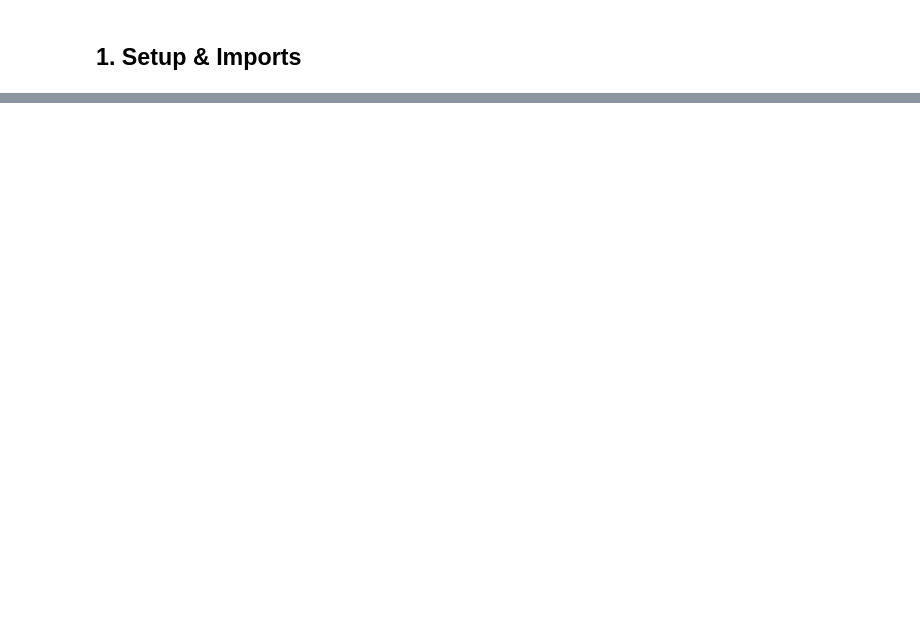
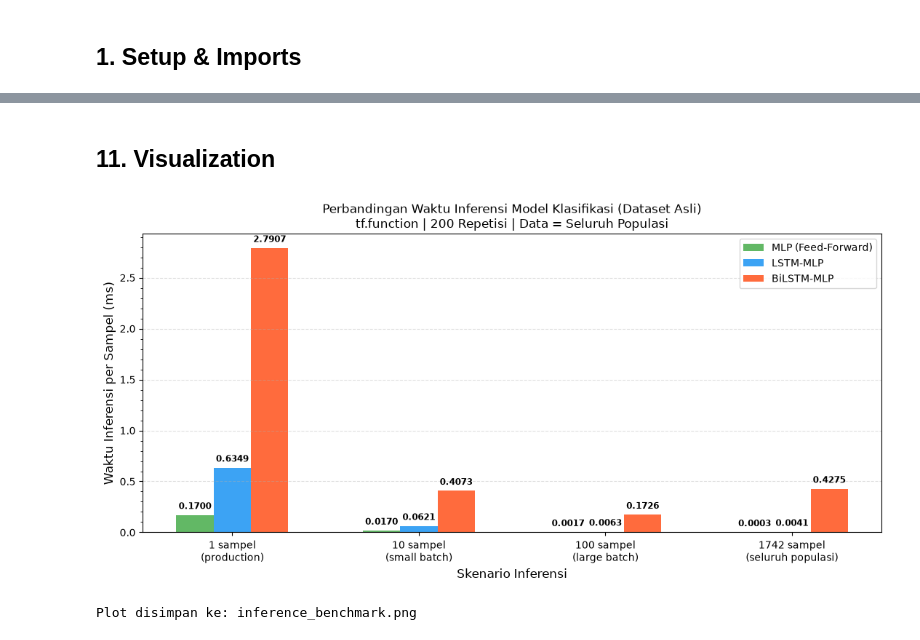
Before and after one commit to Capstone-CSU-404/capstone-ai-train, a Jupyter notebook: inference_benchmark.ipynb, the cells around one changed output, grey strips where cells are left out. Saved outputs shown, nothing was run; the diff lists cells and outputs as text; code cells hidden in the pictures; blank space fills up the shorter version.

Commit message:
update inference benchmark to use classification report and using population

```diff
--- a/inference_benchmark.ipynb
+++ b/inference_benchmark.ipynb
@@ -490,0 +416,12 @@ TF-IDF dalam lingkungan production.
+# %%
+y_pred_mlp    = np.argmax(model_mlp.predict(X_test, verbose=0), axis=1)
+y_pred_lstm   = np.argmax(model_lstm.predict(X_test_seq, verbose=0), axis=1)
+y_pred_bilstm = np.argmax(model_bilstm.predict(X_test_seq, verbose=0), axis=1)
+
+acc_mlp    = accuracy_score(y_test, y_pred_mlp)
+acc_lstm   = accuracy_score(y_test, y_pred_lstm)
+acc_bilstm = accuracy_score(y_test, y_pred_bilstm)
+
+print(f'Test Accuracy — MLP      : {acc_mlp:.4f}  ({acc_mlp*100:.2f}%)')
+print(f'Test Accuracy — LSTM-MLP : {acc_lstm:.4f}  ({acc_lstm*100:.2f}%)')
+print(f'Test Accuracy — BiLSTM   : {acc_bilstm:.4f}  ({acc_bilstm*100:.2f}%)')
@@ -490,0 +633,51 @@ TF-IDF dalam lingkungan production.
+# %% [markdown]
+## 11. Visualization
+# %%
+import matplotlib.pyplot as plt
+import matplotlib.ticker as mticker
+
+x      = np.arange(len(BATCH_SIZES))
+width  = 0.2
+labels_x = ['1 sampel\n(production)', '10 sampel\n(small batch)',
+            '100 sampel\n(large batch)', f'{X.shape[0]} sampel\n(seluruh populasi)']
+
+v_mlp    = [bm_mlp[bs]['per_sample_ms']    for bs in BATCH_SIZES]
+v_lstm   = [bm_lstm[bs]['per_sample_ms']   for bs in BATCH_SIZES]
+v_bilstm = [bm_bilstm[bs]['per_sample_ms'] for bs in BATCH_SIZES]
+
+fig, ax = plt.subplots(figsize=(11, 5.5))
+
+b1 = ax.bar(x - width, v_mlp,    width, label='MLP (Feed-Forward)', color='#4CAF50', alpha=0.88)
+b2 = ax.bar(x,         v_lstm,   width, label='LSTM-MLP',           color='#2196F3', alpha=0.88)
+b3 = ax.bar(x + width, v_bilstm, width, label='BiLSTM-MLP',         color='#FF5722', alpha=0.88)
+
+def autolabel(bars):
+    for bar in bars:
+        h = bar.get_height()
+        ax.annotate(f'{h:.4f}',
+                    xy=(bar.get_x() + bar.get_width() / 2, h),
+                    xytext=(0, 4), textcoords='offset points',
+                    ha='center', va='bottom', fontsize=8.5, fontweight='bold')
+
+autolabel(b1); autolabel(b2); autolabel(b3)
+
+ax.set_xlabel('Skenario Inferensi', fontsize=12)
+ax.set_ylabel('Waktu Inferensi per Sampel (ms)', fontsize=12)
+ax.set_title(
+    'Perbandingan Waktu Inferensi Model Klasifikasi (Dataset Asli)\n'
+    'tf.function | 200 Repetisi | Data = Seluruh Populasi',
+    fontsize=12
+)
+ax.set_xticks(x)
+ax.set_xticklabels(labels_x, fontsize=10)
+ax.legend(fontsize=10)
+ax.yaxis.set_minor_locator(mticker.AutoMinorLocator())
+ax.grid(axis='y', linestyle='--', alpha=0.4)
+
+plt.tight_layout()
+plt.savefig('inference_benchmark.png', dpi=150, bbox_inches='tight')
+plt.show()
+print('Plot disimpan ke: inference_benchmark.png')
+# %% [output]
+[figure, added]
+Plot disimpan ke: inference_benchmark.png
```
Also changed, not shown: parts of 48 cells of this notebook, 2 other files.
